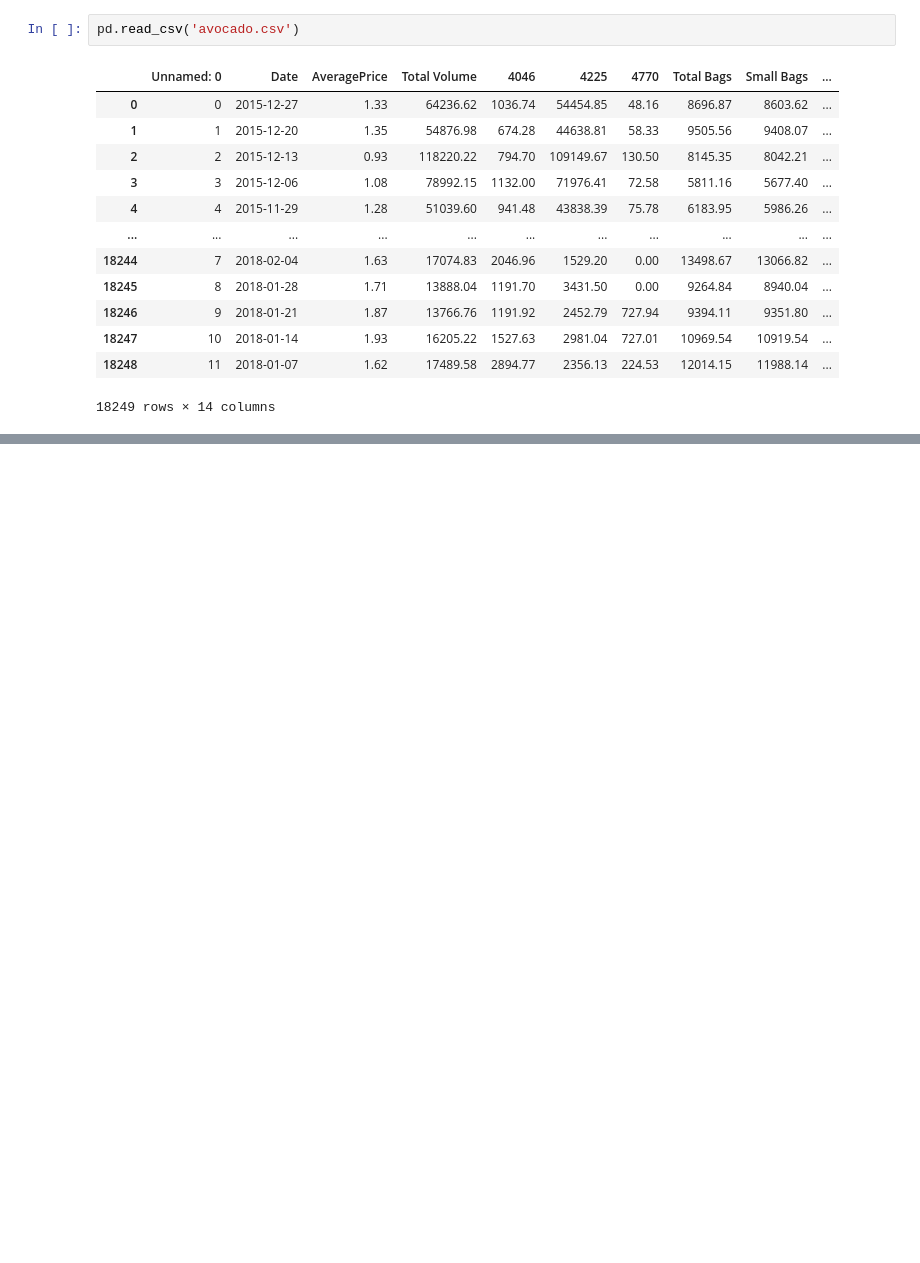
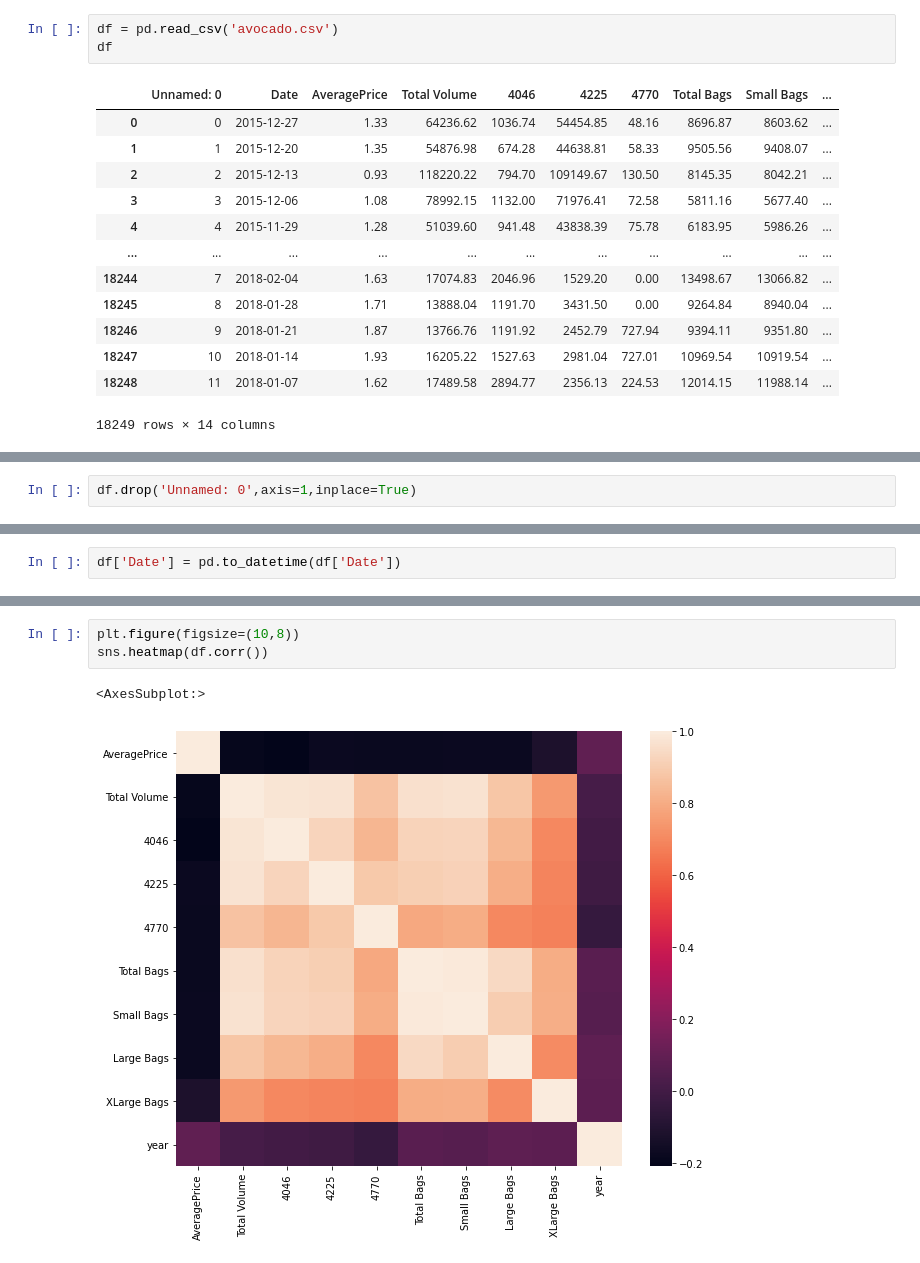
Before and after one commit to im-noob/internship-fliprobo, a Jupyter notebook: datatrained_projects/avacado_project/avacado_project.ipynb, the cells around one changed output, grey strips where cells are left out. Drawn from its saved outputs; the diff is of its cells as text; blank space fills up the shorter version.

```diff
--- a/datatrained_projects/avacado_project/avacado_project.ipynb
+++ b/datatrained_projects/avacado_project/avacado_project.ipynb
@@ -3,5 +35,6 @@ import pandas as pd
 # %%
-pd.read_csv('avocado.csv')
+df = pd.read_csv('avocado.csv')
+df
 # %% [output]
 |  | Unnamed: 0 | Date | AveragePrice | Total Volume | 4046 | 4225 | 4770 | Total Bags | Small Bags | ... |
 | 0 | 0 | 2015-12-27 | 1.33 | 64236.62 | 1036.74 | 54454.85 | 48.16 | 8696.87 | 8603.62 | ... |
@@ -18,0 +63,2 @@ pd.read_csv('avocado.csv')
+# %%
+df.drop('Unnamed: 0',axis=1,inplace=True)
@@ -18,0 +101,2 @@ pd.read_csv('avocado.csv')
+# %%
+df['Date'] = pd.to_datetime(df['Date'])
@@ -18,0 +132,6 @@ pd.read_csv('avocado.csv')
+# %%
+plt.figure(figsize=(10,8))
+sns.heatmap(df.corr())
+# %% [output]
+<AxesSubplot:>
+[figure, added]
```
Also changed, not shown: parts of 181 cells of this notebook, 1 other file.
